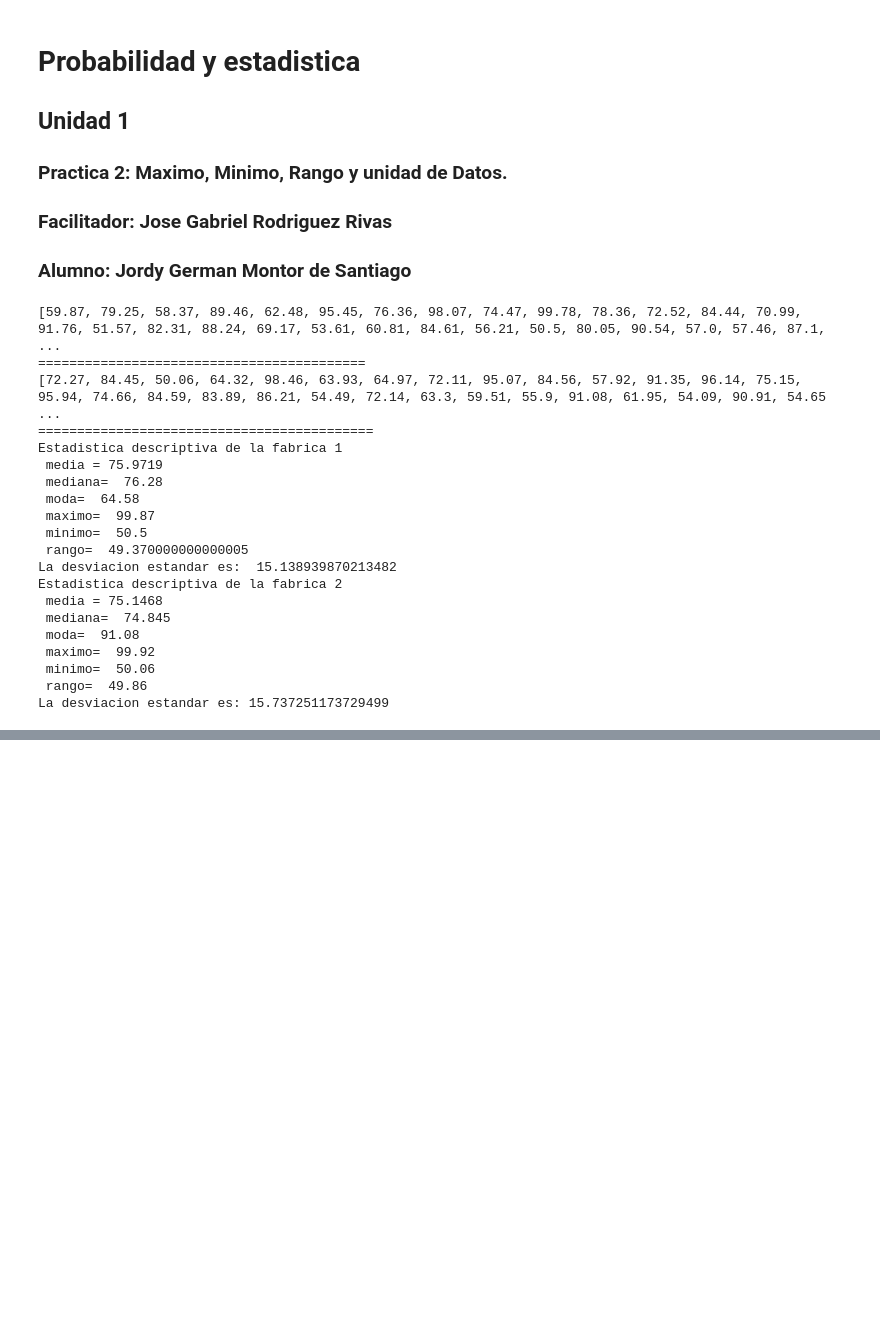
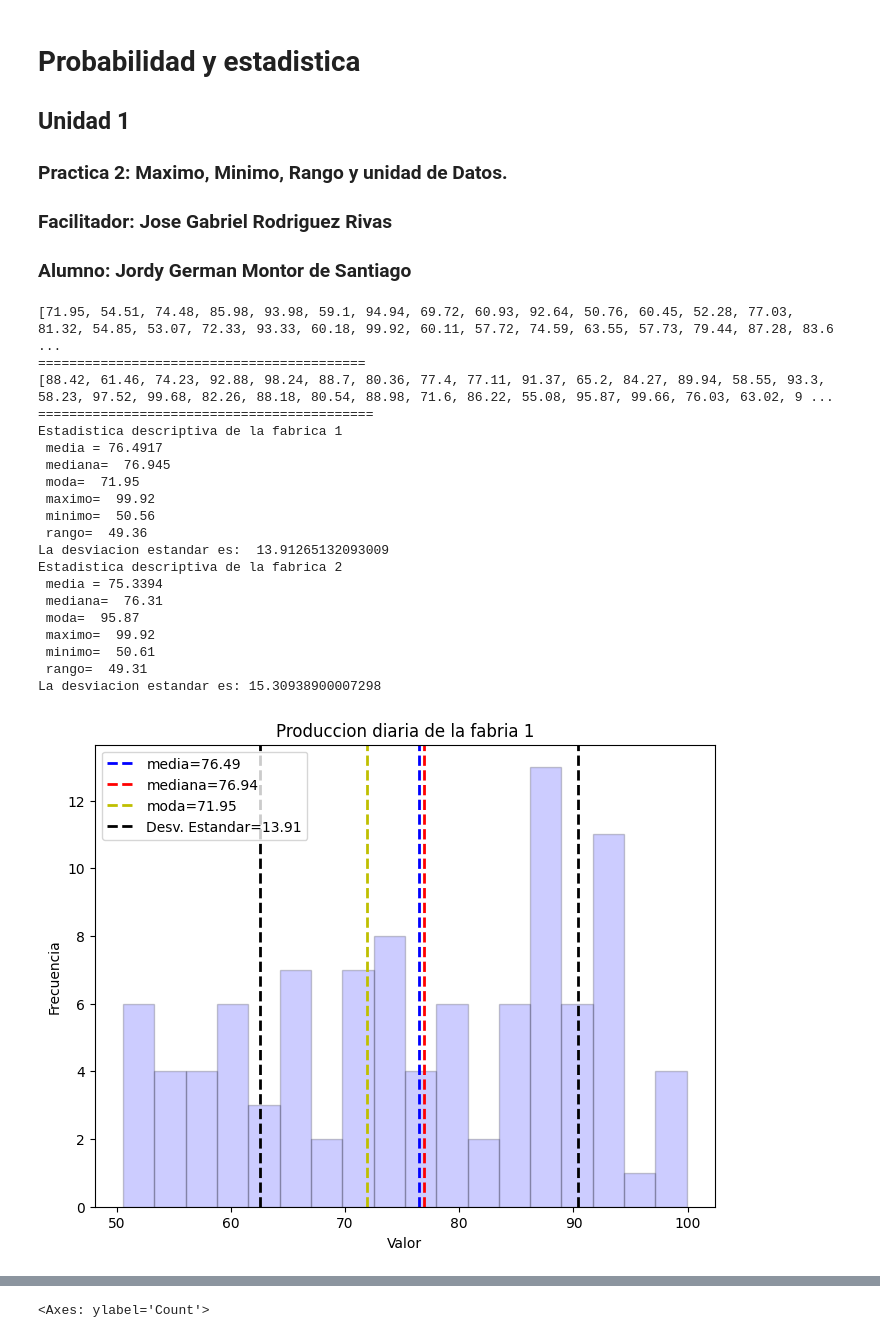
Before and after one commit to Jordy-HK/Probabilidad, a Jupyter notebook: Unidad1/Pratica2.ipynb, the cells around one changed output, grey strips where cells are left out. Saved outputs shown, nothing was run; the diff lists cells and outputs as text; code cells hidden in the pictures; blank space fills up the shorter version.

```diff
--- a/Unidad1/Pratica2.ipynb
+++ b/Unidad1/Pratica2.ipynb
@@ -11,6 +11,7 @@ import random
 import matplotlib.pyplot as plt
 from statistics import *
 # %%
+from matplotlib import axes
 fabrica1 = []
 for i in range (100):
   numero_aleatorio = round(random.uniform(50,100), 2)
@@ -28,45 +29,80 @@ print("===========================================")
 
 maximo1=max(fabrica1)
 minimo1=min(fabrica1)
 rango1=maximo1-minimo1
 media1=mean(fabrica1)
 mediana1=median(fabrica1)
 moda1=mode(fabrica1)
 desviacion_estandar_fabrica1 = stdev(fabrica1)
 print("Estadistica descriptiva de la fabrica 1 \n", "media =", media1,
       "\n mediana= ", mediana1, "\n moda= ", moda1, "\n maximo= ", maximo1,
       "\n minimo= ", minimo1, "\n rango= ", rango1)
 print("La desviacion estandar es: ", desviacion_estandar_fabrica1)
 
 maximo2=max(fabrica2)
 minimo2=min(fabrica2)
 rango2=maximo2-minimo2
 media2=mean(fabrica2)
 mediana2=median(fabrica2)
 moda2=mode(fabrica2)
 desviacion_estandar_fabrica2 = stdev(fabrica2)
 print("Estadistica descriptiva de la fabrica 2 \n", "media =", media2,
       "\n mediana= ", mediana2, "\n moda= ", moda2, "\n maximo= ", maximo2,
       "\n minimo= ", minimo2, "\n rango= ", rango2)
 print("La desviacion estandar es:", desviacion_estandar_fabrica2)
+
+plt.figure(figsize = (8,6))
+plt.hist(fabrica1, bins=18, alpha=0.2, color='b', edgecolor="black")
+plt.axvline(media1, color='b', linestyle='dashed', linewidth=2, label=f'media={media1:.2f}')
+plt.axvline(mediana1, color='r', linestyle='dashed', linewidth=2, label=f'mediana={mediana1:.2f}')
+plt.axvline(moda1, color='y', linestyle='dashed', linewidth=2, label=f'moda={moda1:.2f}')
+plt.axvline(media1-desviacion_estandar_fabrica1, color='black', linestyle='dashed',
+            linewidth=2, label=f'Desv. Estandar={desviacion_estandar_fabrica1:.2f}')
+plt.axvline(media1+desviacion_estandar_fabrica1, color='black', linestyle='dashed',
+            linewidth=2)
+plt.xlabel('Valor')
+plt.ylabel('Frecuencia')
+plt.title('Produccion diaria de la fabria 1')
+plt.legend()
+plt.show()
+
+plt.figure(figsize = (8,6))
+plt.hist(fabrica2, bins=18, alpha=0.2, color='b', edgecolor="black")
+plt.axvline(media1, color='b', linestyle='dashed', linewidth=2, label=f'media={media2:.2f}')
+plt.axvline(mediana2, color='r', linestyle='dashed', linewidth=2, label=f'mediana={mediana2:.2f}')
+plt.axvline(moda2, color='y', linestyle='dashed', linewidth=2, label=f'moda={moda2:.2f}')
+plt.axvline(media2-desviacion_estandar_fabrica2, color='black', linestyle='dashed',
+            linewidth=2, label=f'Desv. Estandar={desviacion_estandar_fabrica2:.2f}')
+plt.axvline(media1+desviacion_estandar_fabrica2, color='black', linestyle='dashed',
+            linewidth=2)
+plt.xlabel('Valor')
+plt.ylabel('Frecuencia')
+plt.title('Produccion diaria de la fabria 2')
+plt.legend()
+plt.show()
+
+import seaborn as sns
+sns.histplot(x = fabrica1, kde = True, kde_kws={'bw_adjust':0.5}, bins=18)
+sns.histplot(x = fabrica2, kde = True, kde_kws={'bw_adjust':0.5}, bins=18)
 # %% [output]
-[59.87, 79.25, 58.37, 89.46, 62.48, 95.45, 76.36, 98.07, 74.47, 99.78, 78.36, 72.52, 84.44, 70.99, 91.76, 51.57, 82.31, 88.24, 69.17, 53.61, 60.81, 84.61, 56.21, 50.5, 80.05, 90.54, 57.0, 57.46, 87.1, ...
+[71.95, 54.51, 74.48, 85.98, 93.98, 59.1, 94.94, 69.72, 60.93, 92.64, 50.76, 60.45, 52.28, 77.03, 81.32, 54.85, 53.07, 72.33, 93.33, 60.18, 99.92, 60.11, 57.72, 74.59, 63.55, 57.73, 79.44, 87.28, 83.6 ...
 ==========================================
-[72.27, 84.45, 50.06, 64.32, 98.46, 63.93, 64.97, 72.11, 95.07, 84.56, 57.92, 91.35, 96.14, 75.15, 95.94, 74.66, 84.59, 83.89, 86.21, 54.49, 72.14, 63.3, 59.51, 55.9, 91.08, 61.95, 54.09, 90.91, 54.65 ...
+[88.42, 61.46, 74.23, 92.88, 98.24, 88.7, 80.36, 77.4, 77.11, 91.37, 65.2, 84.27, 89.94, 58.55, 93.3, 58.23, 97.52, 99.68, 82.26, 88.18, 80.54, 88.98, 71.6, 86.22, 55.08, 95.87, 99.66, 76.03, 63.02, 9 ...
 ===========================================
 Estadistica descriptiva de la fabrica 1
- media = 75.9719
- mediana=  76.28
- moda=  64.58
- maximo=  99.87
- minimo=  50.5
- rango=  49.370000000000005
-La desviacion estandar es:  15.138939870213482
+ media = 76.4917
+ mediana=  76.945
+ moda=  71.95
+ maximo=  99.92
+ minimo=  50.56
+ rango=  49.36
+La desviacion estandar es:  13.91265132093009
 Estadistica descriptiva de la fabrica 2
- media = 75.1468
- mediana=  74.845
- moda=  91.08
+ media = 75.3394
+ mediana=  76.31
+ moda=  95.87
  maximo=  99.92
- minimo=  50.06
- rango=  49.86
-La desviacion estandar es: 15.737251173729499
+ minimo=  50.61
+ rango=  49.31
+La desviacion estandar es: 15.30938900007298
+[figure, added]
@@ -72,0 +110 @@ La desviacion estandar es: 15.737251173729499
+<Axes: ylabel='Count'>
```
Also changed, not shown: parts of 1 cell of this notebook.
